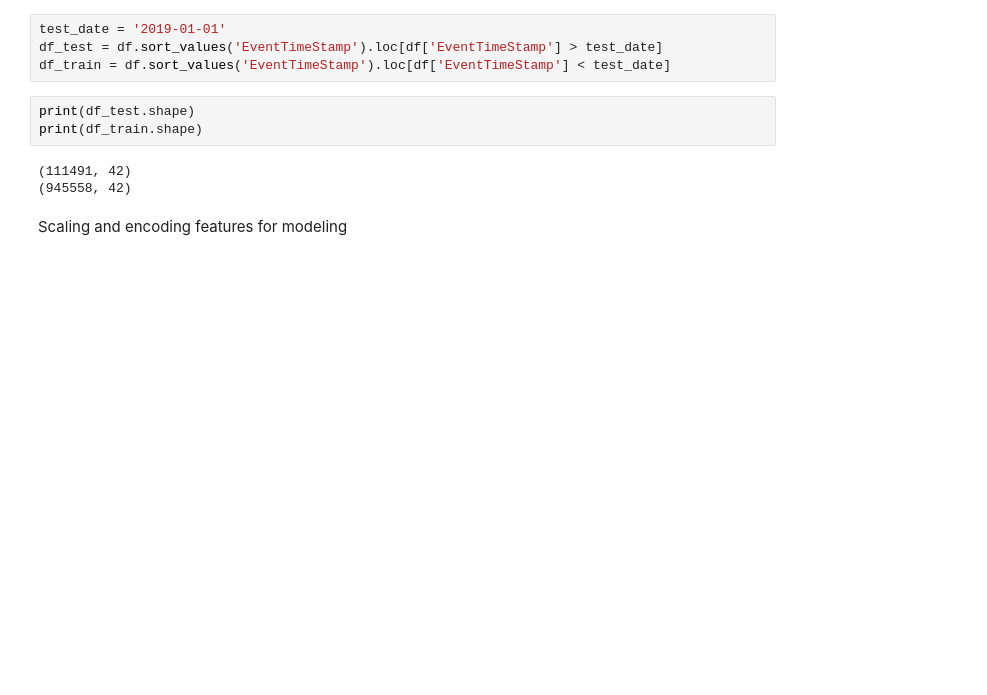
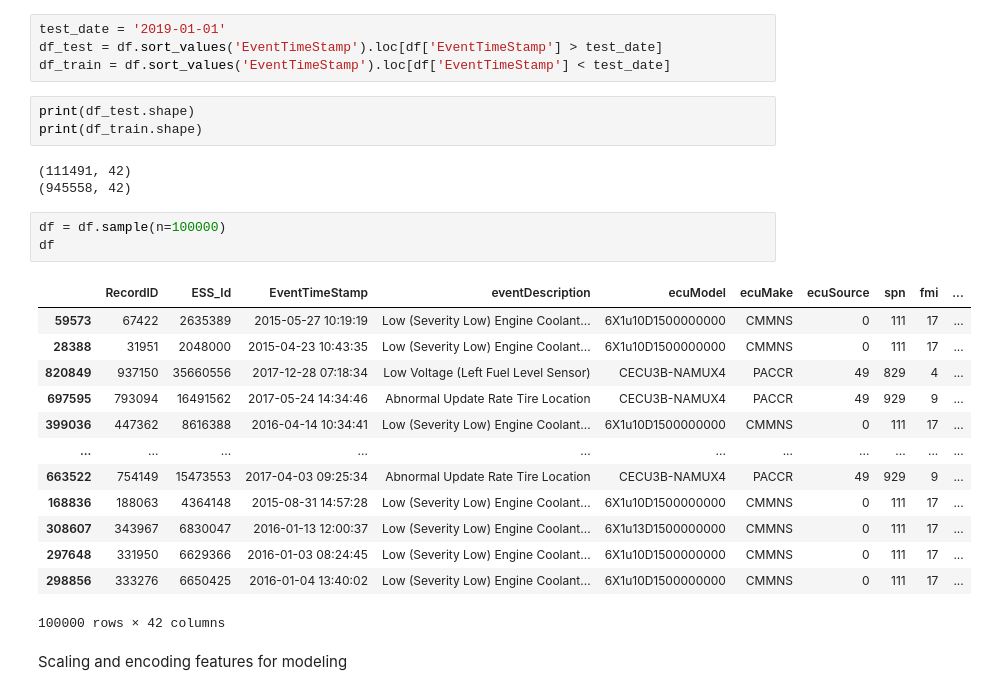
Before and after one commit to nss-data-science-cohort-8/big-g-big-rigs, a Jupyter notebook: notebooks/big-rigs_data_modeling attempt 2.ipynb, the cells around one changed output. Drawn from its saved outputs; the diff is of its cells as text; blank space fills up the shorter version.

```diff
--- a/notebooks/big-rigs_data_modeling attempt 2.ipynb
+++ b/notebooks/big-rigs_data_modeling attempt 2.ipynb
@@ -95,6 +117,23 @@ print(df_train.shape)
 # %% [output]
 (111491, 42)
 (945558, 42)
+# %%
+df = df.sample(n=100000)
+df
+# %% [output]
+|  | RecordID | ESS_Id | EventTimeStamp | eventDescription | ecuModel | ecuMake | ecuSource | spn | fmi | ... |
+| 59573 | 67422 | 2635389 | 2015-05-27 10:19:19 | Low (Severity Low) Engine Coolant... | 6X1u10D1500000000 | CMMNS | 0 | 111 | 17 | ... |
+| 28388 | 31951 | 2048000 | 2015-04-23 10:43:35 | Low (Severity Low) Engine Coolant... | 6X1u10D1500000000 | CMMNS | 0 | 111 | 17 | ... |
+| 820849 | 937150 | 35660556 | 2017-12-28 07:18:34 | Low Voltage (Left Fuel Level Sensor) | CECU3B-NAMUX4 | PACCR | 49 | 829 | 4 | ... |
+| 697595 | 793094 | 16491562 | 2017-05-24 14:34:46 | Abnormal Update Rate Tire Location | CECU3B-NAMUX4 | PACCR | 49 | 929 | 9 | ... |
+| 399036 | 447362 | 8616388 | 2016-04-14 10:34:41 | Low (Severity Low) Engine Coolant... | 6X1u10D1500000000 | CMMNS | 0 | 111 | 17 | ... |
+| ... | ... | ... | ... | ... | ... | ... | ... | ... | ... | ... |
+| 663522 | 754149 | 15473553 | 2017-04-03 09:25:34 | Abnormal Update Rate Tire Location | CECU3B-NAMUX4 | PACCR | 49 | 929 | 9 | ... |
+| 168836 | 188063 | 4364148 | 2015-08-31 14:57:28 | Low (Severity Low) Engine Coolant... | 6X1u10D1500000000 | CMMNS | 0 | 111 | 17 | ... |
+| 308607 | 343967 | 6830047 | 2016-01-13 12:00:37 | Low (Severity Low) Engine Coolant... | 6X1u13D1500000000 | CMMNS | 0 | 111 | 17 | ... |
+| 297648 | 331950 | 6629366 | 2016-01-03 08:24:45 | Low (Severity Low) Engine Coolant... | 6X1u10D1500000000 | CMMNS | 0 | 111 | 17 | ... |
+| 298856 | 333276 | 6650425 | 2016-01-04 13:40:02 | Low (Severity Low) Engine Coolant... | 6X1u10D1500000000 | CMMNS | 0 | 111 | 17 | ... |
+100000 rows × 42 columns
 # %% [markdown]
 Scaling and encoding features for modeling
 # %%
```
Also changed, not shown: parts of 11 cells of this notebook.
